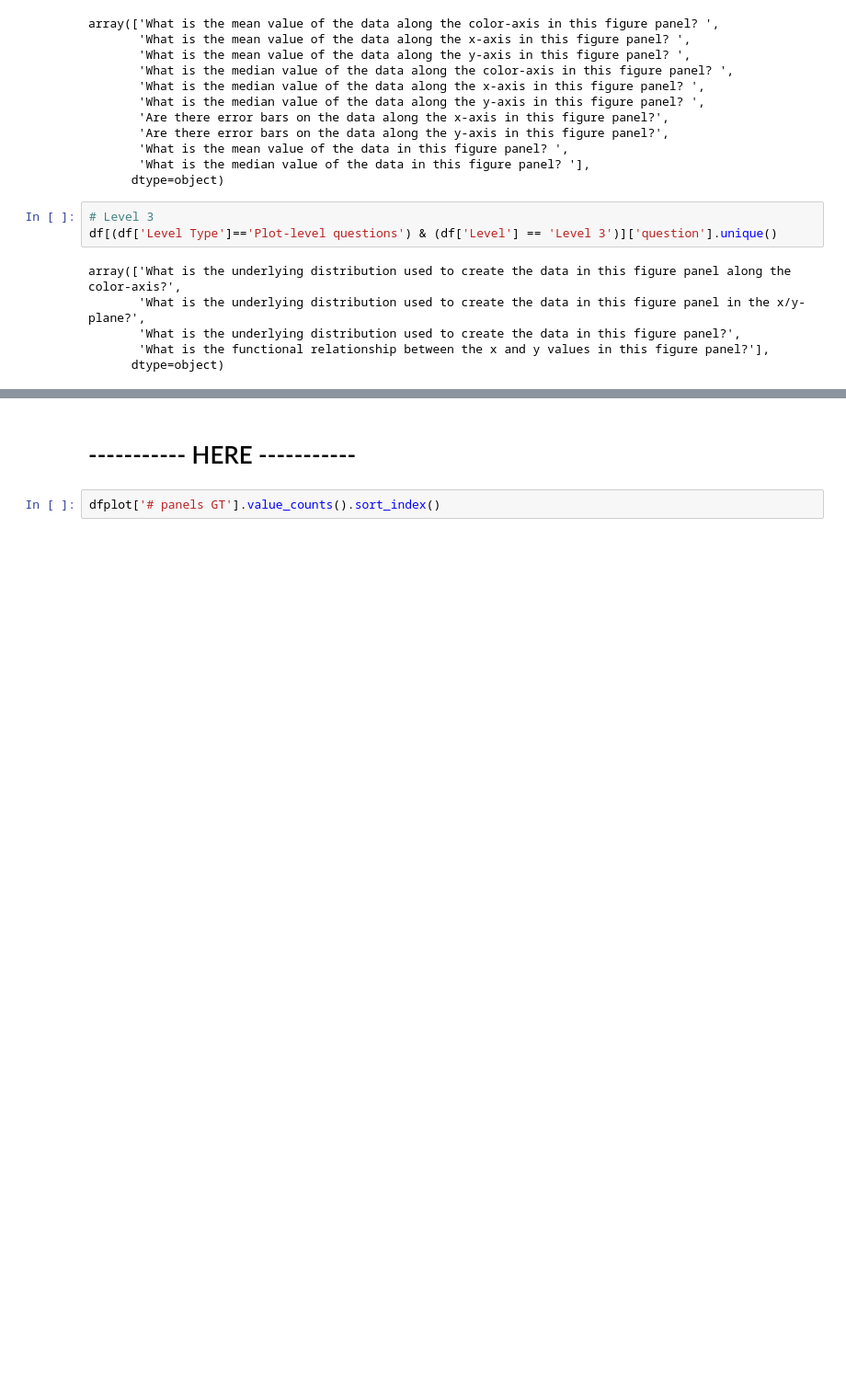
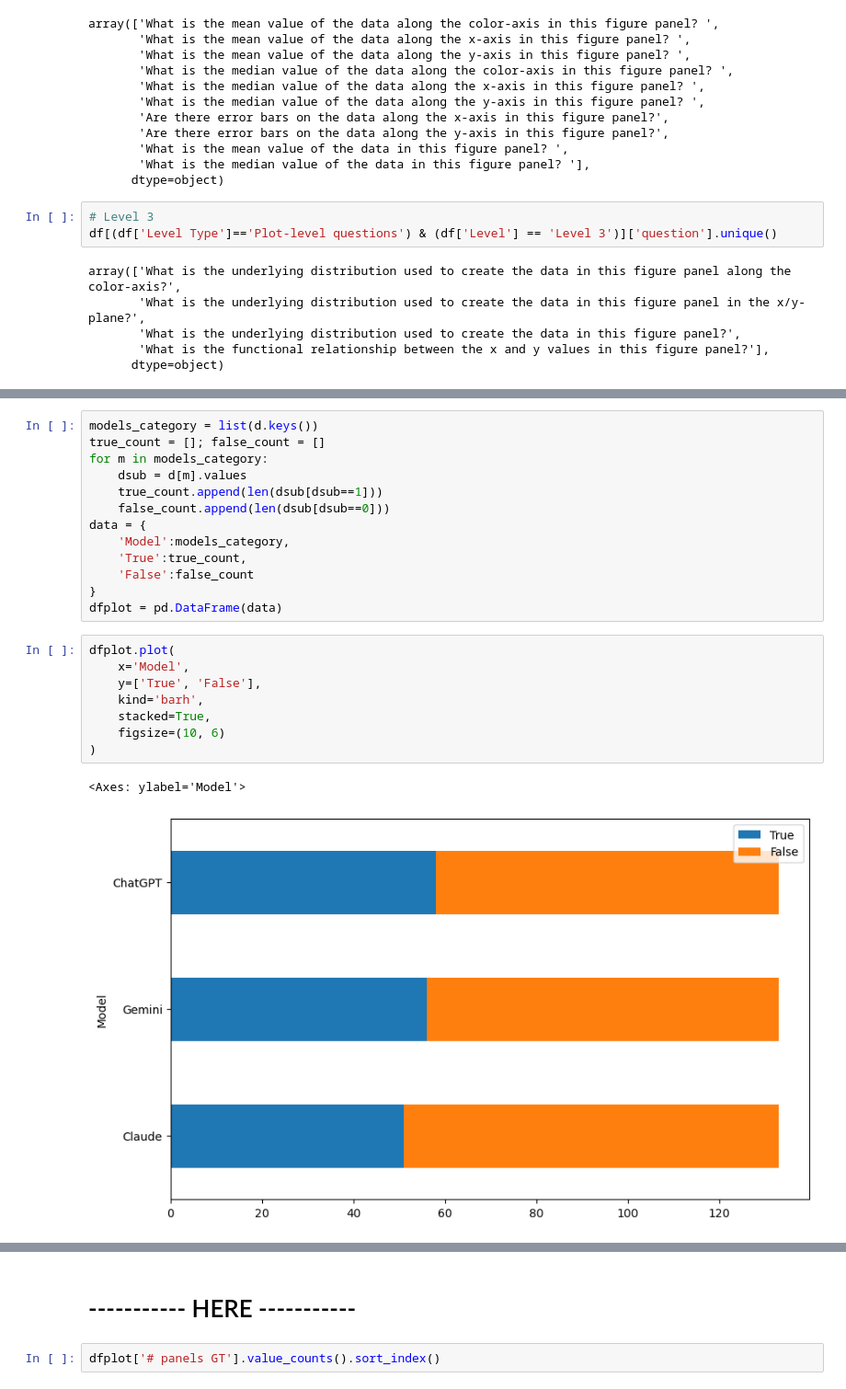
Before and after one commit to ReadingTimeMachine/LLM_VQA_MultiPanel, a Jupyter notebook: parse_lmm_outputs_to_kdes.ipynb, the cells around one changed output, grey strips where cells are left out. Shown at 92% size. Cells and saved outputs as stored; diff of their text form; blank space fills up the shorter version.

Commit message:
ploty ploty plots

```diff
--- a/parse_lmm_outputs_to_kdes.ipynb
+++ b/parse_lmm_outputs_to_kdes.ipynb
@@ -759,0 +810,24 @@ SystemExit:
+# %%
+models_category = list(d.keys())
+true_count = []; false_count = []
+for m in models_category:
+    dsub = d[m].values
+    true_count.append(len(dsub[dsub==1]))
+    false_count.append(len(dsub[dsub==0]))
+data = {
+    'Model':models_category,
+    'True':true_count,
+    'False':false_count
+}
+dfplot = pd.DataFrame(data)
+# %%
+dfplot.plot(
+    x='Model',
+    y=['True', 'False'],
+    kind='barh',
+    stacked=True,
+    figsize=(10, 6)
+)
+# %% [output]
+<Axes: ylabel='Model'>
+[figure, added]
```
Also changed, not shown: parts of 13 cells of this notebook.
